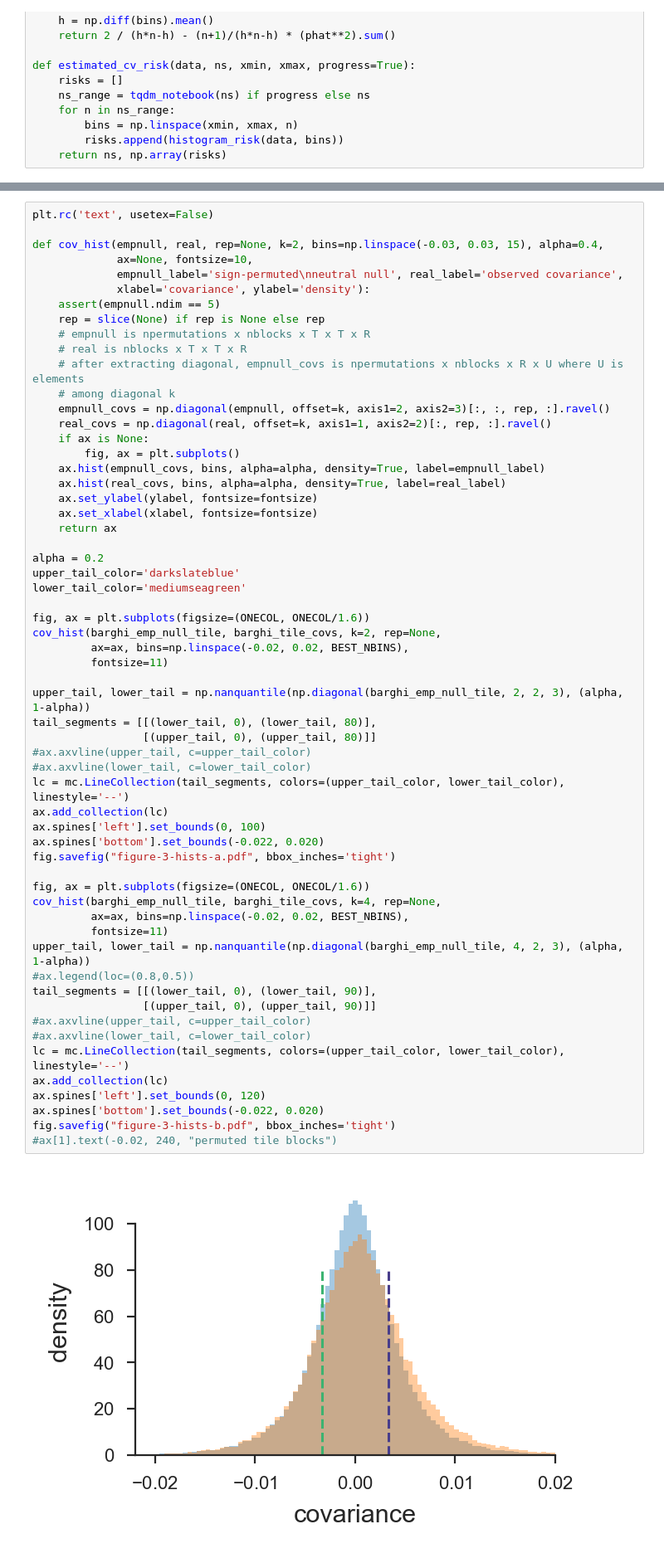
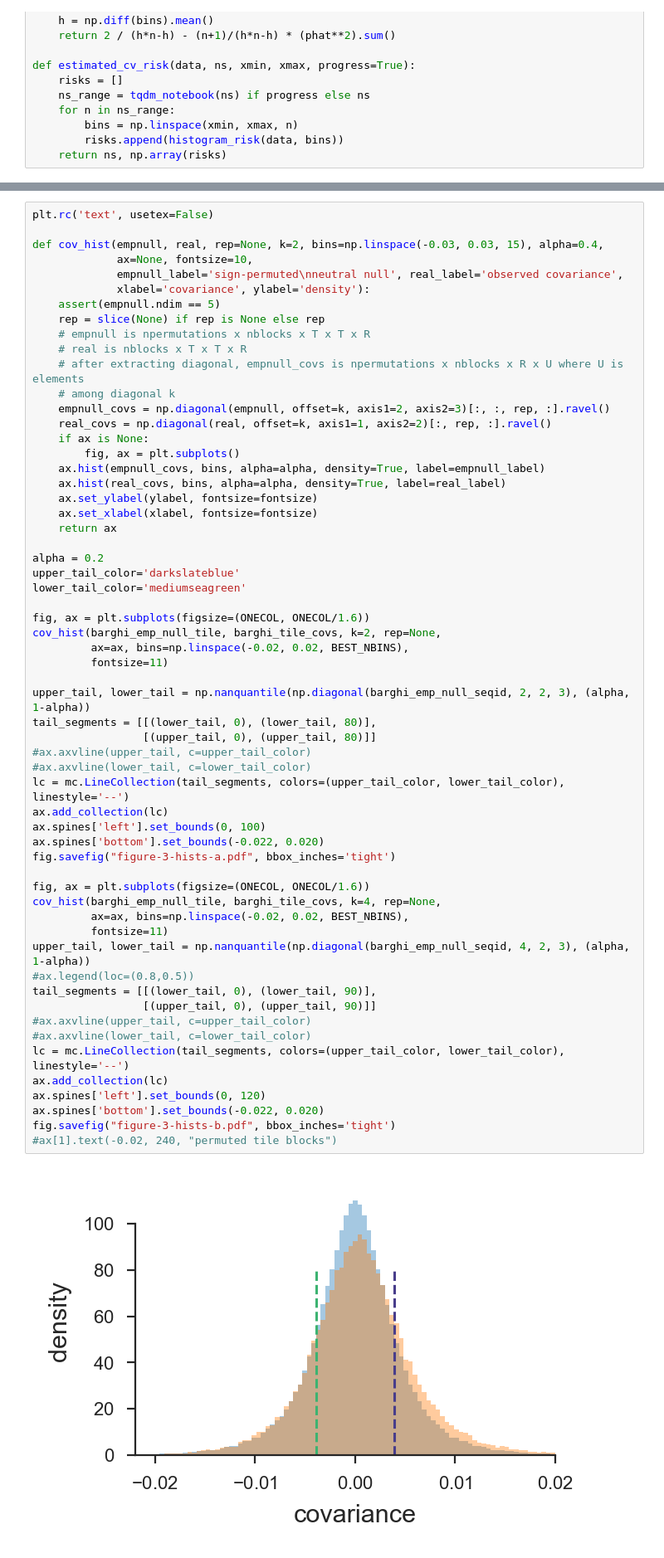
Before and after one commit to vsbuffalo/cvtk, a Jupyter notebook: notebooks/plots/plots.ipynb, the cells around one changed output, grey strips where cells are left out. Shown at 83% size. Cells and saved outputs as stored; diff of their text form.

```diff
--- a/notebooks/plots/plots.ipynb
+++ b/notebooks/plots/plots.ipynb
@@ -436,33 +450,33 @@ fig, ax = plt.subplots(figsize=(ONECOL, ONECOL/1.6))
 cov_hist(barghi_emp_null_tile, barghi_tile_covs, k=2, rep=None,
          ax=ax, bins=np.linspace(-0.02, 0.02, BEST_NBINS),
          fontsize=11)
 
-upper_tail, lower_tail = np.nanquantile(np.diagonal(barghi_emp_null_tile, 2, 2, 3), (alpha, 1-alpha))
+upper_tail, lower_tail = np.nanquantile(np.diagonal(barghi_emp_null_seqid, 2, 2, 3), (alpha, 1-alpha))
 tail_segments = [[(lower_tail, 0), (lower_tail, 80)],
                  [(upper_tail, 0), (upper_tail, 80)]]
 #ax.axvline(upper_tail, c=upper_tail_color)
 #ax.axvline(lower_tail, c=lower_tail_color)
 lc = mc.LineCollection(tail_segments, colors=(upper_tail_color, lower_tail_color), linestyle='--')
 ax.add_collection(lc)
 ax.spines['left'].set_bounds(0, 100)
 ax.spines['bottom'].set_bounds(-0.022, 0.020)
 fig.savefig("figure-3-hists-a.pdf", bbox_inches='tight')
 
 fig, ax = plt.subplots(figsize=(ONECOL, ONECOL/1.6))
 cov_hist(barghi_emp_null_tile, barghi_tile_covs, k=4, rep=None,
          ax=ax, bins=np.linspace(-0.02, 0.02, BEST_NBINS),
          fontsize=11)
-upper_tail, lower_tail = np.nanquantile(np.diagonal(barghi_emp_null_tile, 4, 2, 3), (alpha, 1-alpha))
+upper_tail, lower_tail = np.nanquantile(np.diagonal(barghi_emp_null_seqid, 4, 2, 3), (alpha, 1-alpha))
 #ax.legend(loc=(0.8,0.5))
 tail_segments = [[(lower_tail, 0), (lower_tail, 90)],
                  [(upper_tail, 0), (upper_tail, 90)]]
 #ax.axvline(upper_tail, c=upper_tail_color)
 #ax.axvline(lower_tail, c=lower_tail_color)
 lc = mc.LineCollection(tail_segments, colors=(upper_tail_color, lower_tail_color), linestyle='--')
 ax.add_collection(lc)
 ax.spines['left'].set_bounds(0, 120)
 ax.spines['bottom'].set_bounds(-0.022, 0.020)
 fig.savefig("figure-3-hists-b.pdf", bbox_inches='tight')
 #ax[1].text(-0.02, 240, "permuted tile blocks")
 # %% [output]
-[figure, old version]
+[figure, new version]
```
Also changed, not shown: parts of 2 cells of this notebook, 4 other files.
